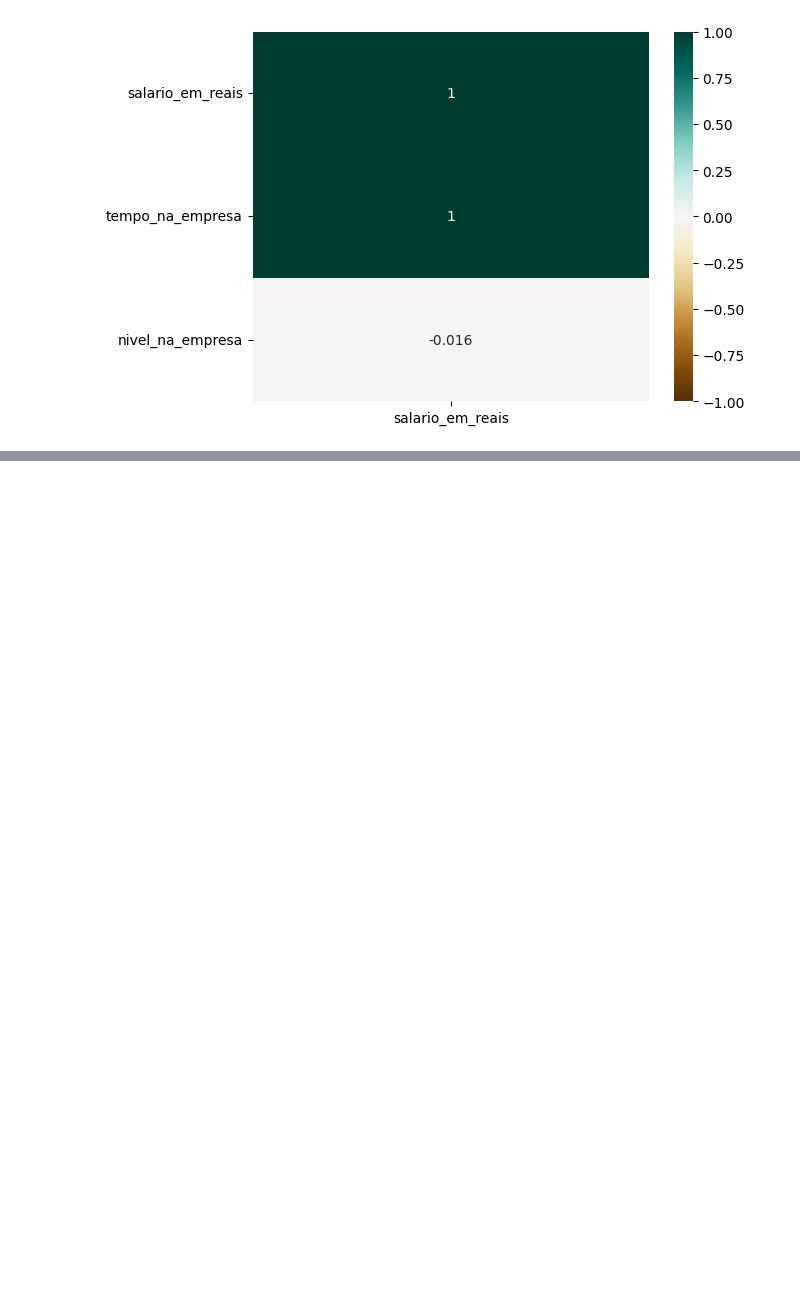
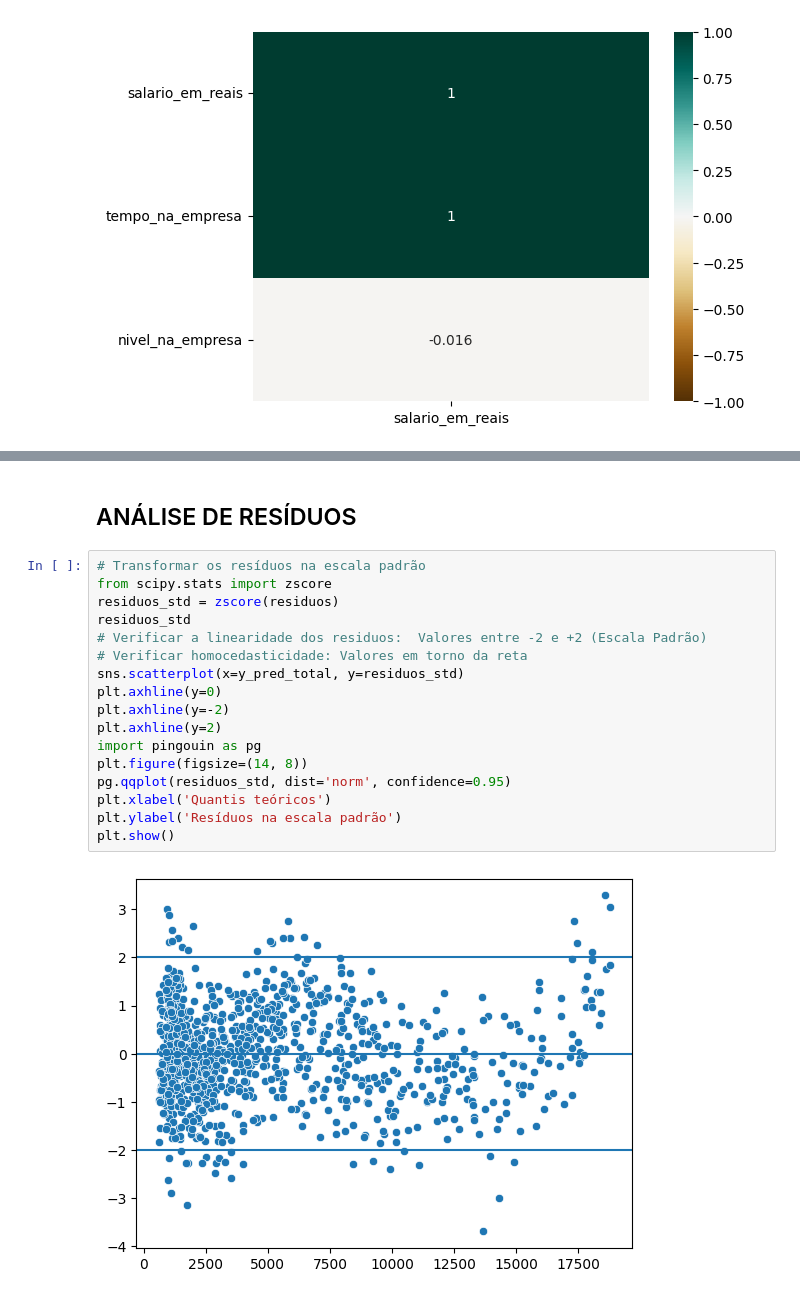
Before and after one commit to brunoramux/regressao_polinomial, a Jupyter notebook: modelo_salario.ipynb, the cells around one changed output, grey strips where cells are left out. Saved outputs shown, nothing was run; the diff lists cells and outputs as text; blank space fills up the shorter version.

```diff
--- a/modelo_salario.ipynb
+++ b/modelo_salario.ipynb
@@ -148,0 +570,21 @@ sns.heatmap(df_salario_eda.corr('spearman')[['salario_em_reais']].sort_values(by
+# %% [markdown]
+## ANÁLISE DE RESÍDUOS
+# %%
+# Transformar os resíduos na escala padrão
+from scipy.stats import zscore
+residuos_std = zscore(residuos)
+residuos_std
+# Verificar a linearidade dos residuos:  Valores entre -2 e +2 (Escala Padrão)
+# Verificar homocedasticidade: Valores em torno da reta
+sns.scatterplot(x=y_pred_total, y=residuos_std)
+plt.axhline(y=0)
+plt.axhline(y=-2)
+plt.axhline(y=2)
+import pingouin as pg
+plt.figure(figsize=(14, 8))
+pg.qqplot(residuos_std, dist='norm', confidence=0.95)
+plt.xlabel('Quantis teóricos')
+plt.ylabel('Resíduos na escala padrão')
+plt.show()
+# %% [output]
+[figure, added]
```
Also changed, not shown: parts of 43 cells of this notebook, 1 other file.
